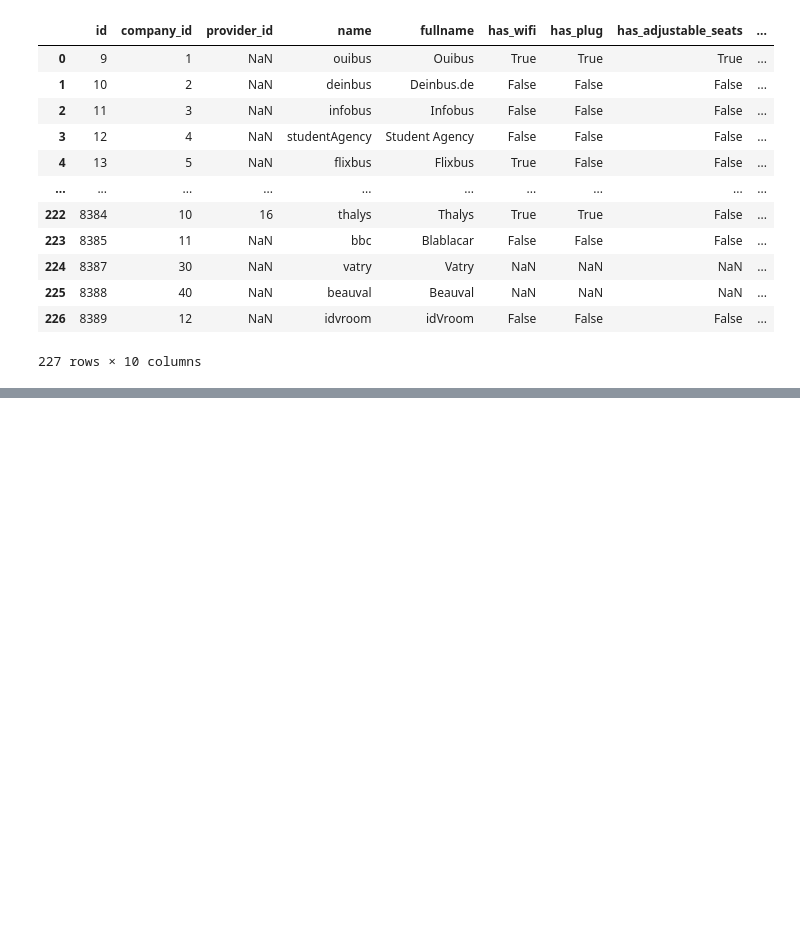
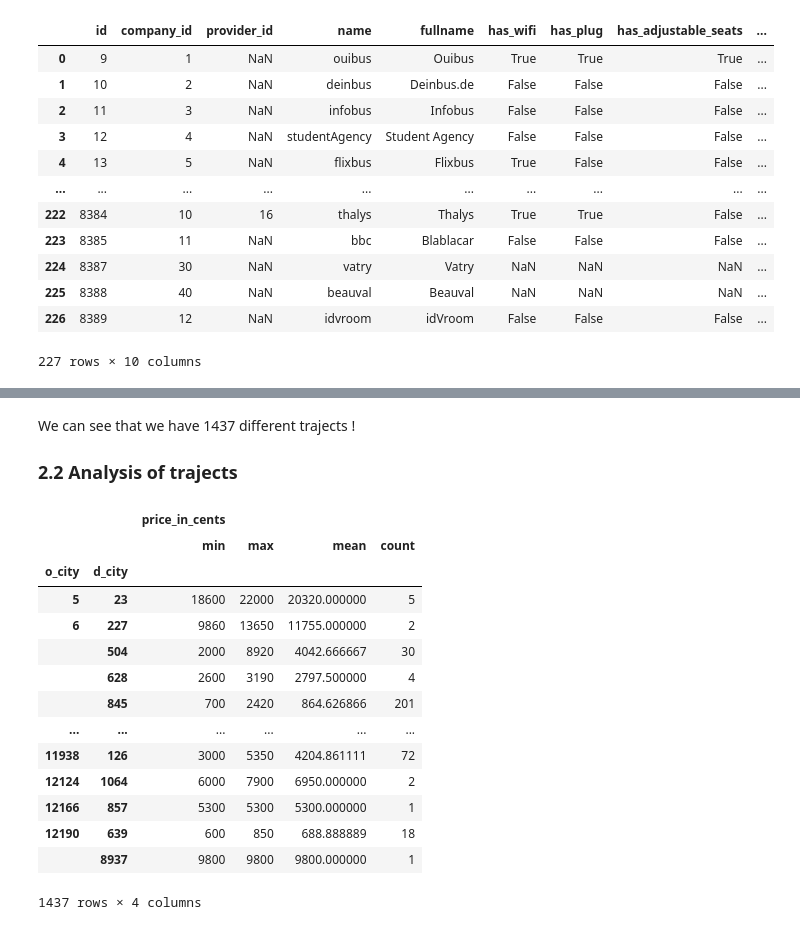
Before and after one commit to vinsJ/Tictactrip, a Jupyter notebook: DATA@DEBANDE-VINCENT.ipynb, the cells around one changed output, grey strips where cells are left out. Drawn from its saved outputs; the diff is of its cells as text; code cells hidden in the pictures; blank space fills up the shorter version.

```diff
--- a/DATA@DEBANDE-VINCENT.ipynb
+++ b/DATA@DEBANDE-VINCENT.ipynb
@@ -79,0 +150,23 @@ providers
+# %% [markdown]
+We can see that we have 1437 different trajects !
+
+### 2.2 Analysis of trajects
+# %%
+trajects = tickets.groupby(['o_city','d_city'])[['price_in_cents']].agg(['min','max','mean', 'count'])
+trajects
+# %% [output]
+|  |  | price_in_cents |  |  |  |
+|  |  | min | max | mean | count |
+| o_city | d_city |  |  |  |  |
+| 5 | 23 | 18600 | 22000 | 20320.000000 | 5 |
+| 6 | 227 | 9860 | 13650 | 11755.000000 | 2 |
+|  | 504 | 2000 | 8920 | 4042.666667 | 30 |
+|  | 628 | 2600 | 3190 | 2797.500000 | 4 |
+|  | 845 | 700 | 2420 | 864.626866 | 201 |
+| ... | ... | ... | ... | ... | ... |
+| 11938 | 126 | 3000 | 5350 | 4204.861111 | 72 |
+| 12124 | 1064 | 6000 | 7900 | 6950.000000 | 2 |
+| 12166 | 857 | 5300 | 5300 | 5300.000000 | 1 |
+| 12190 | 639 | 600 | 850 | 688.888889 | 18 |
+|  | 8937 | 9800 | 9800 | 9800.000000 | 1 |
+1437 rows × 4 columns
```
Also changed, not shown: parts of 7 cells of this notebook, 1 other file.
